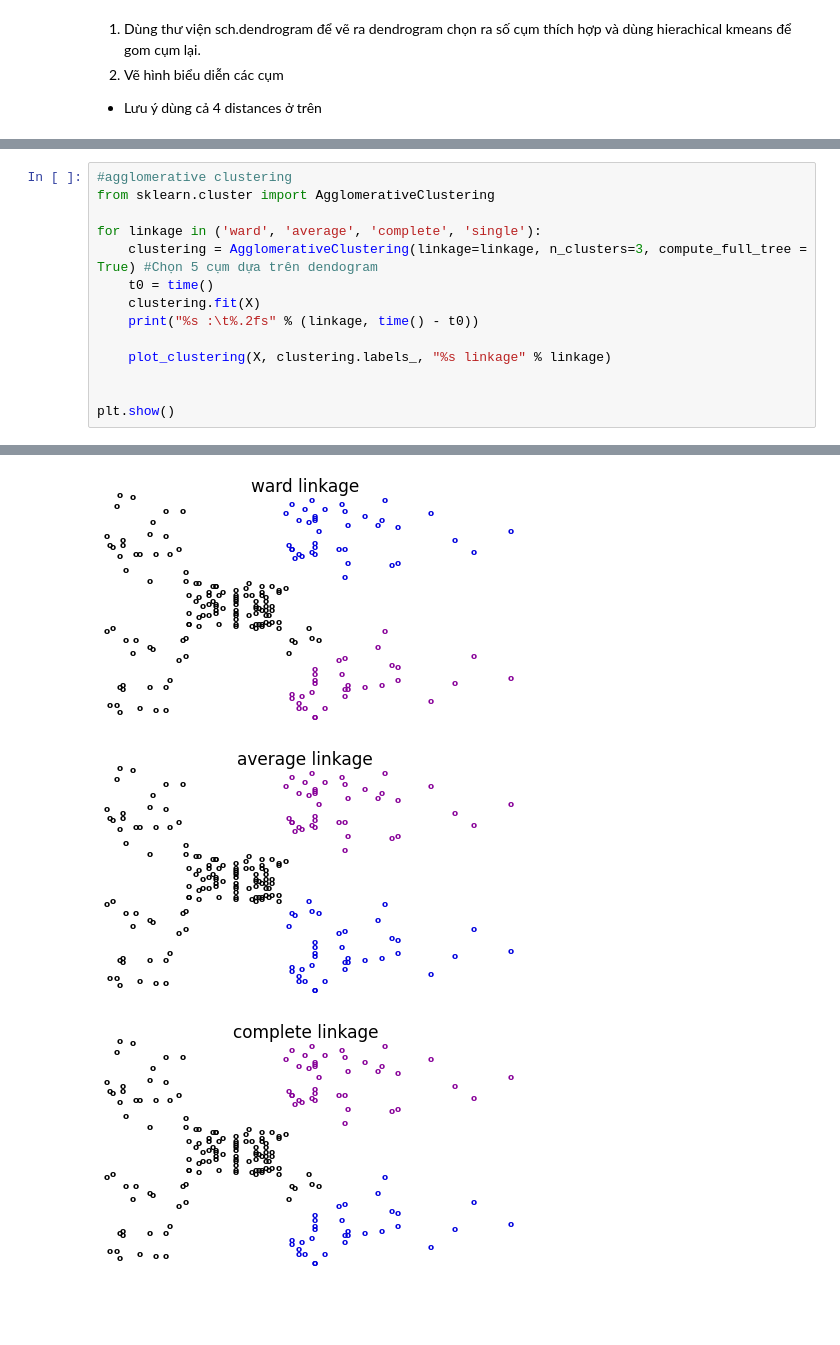
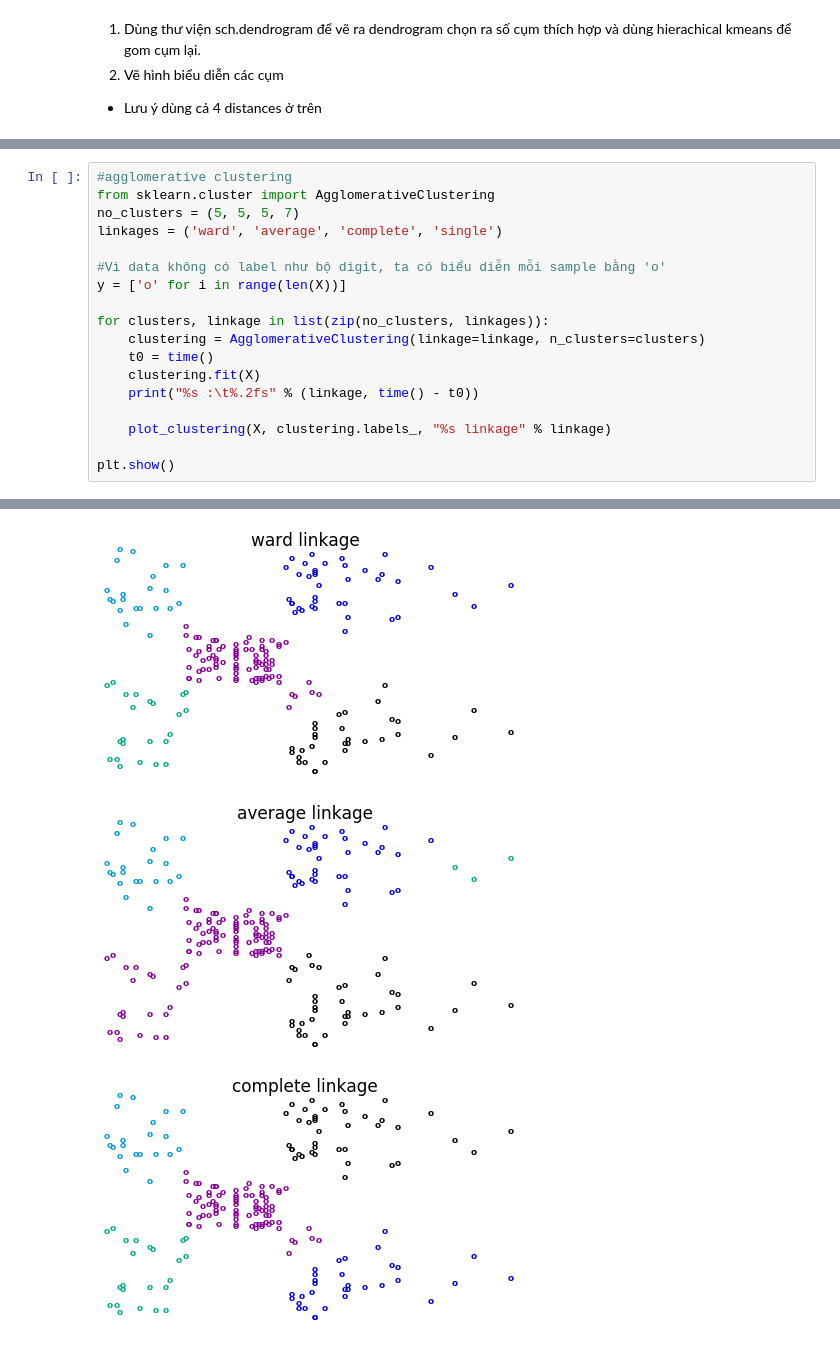
Before and after one commit to dk-tran92/ML, a Jupyter notebook: lab_06.ipynb, the cells around one changed output, grey strips where cells are left out. Saved outputs shown, nothing was run; the diff lists cells and outputs as text; blank space fills up the shorter version.

```diff
--- a/lab_06.ipynb
+++ b/lab_06.ipynb
@@ -129,16 +185,20 @@ plt.show()
 # %%
 #agglomerative clustering
 from sklearn.cluster import AgglomerativeClustering
+no_clusters = (5, 5, 5, 7)
+linkages = ('ward', 'average', 'complete', 'single')
 
-for linkage in ('ward', 'average', 'complete', 'single'):
-    clustering = AgglomerativeClustering(linkage=linkage, n_clusters=3, compute_full_tree = True) #Chọn 5 cụm dựa trên dendogram
+#Vì data không có label như bộ digit, ta có biểu diễn mỗi sample bằng 'o'
+y = ['o' for i in range(len(X))]
+
+for clusters, linkage in list(zip(no_clusters, linkages)):
+    clustering = AgglomerativeClustering(linkage=linkage, n_clusters=clusters)
     t0 = time()
     clustering.fit(X)
     print("%s :\t%.2fs" % (linkage, time() - t0))
 
     plot_clustering(X, clustering.labels_, "%s linkage" % linkage)
 
-
 plt.show()
 # %% [output]
 ward :  0.00s
@@ -147,4 +207,4 @@ complete :      0.00s
 single :        0.00s
-[figure, old version]
+[figure, new version]
-[figure, old version]
+[figure, new version]
-[figure, old version]
+[figure, new version]
```
Also changed, not shown: parts of 13 cells of this notebook.
